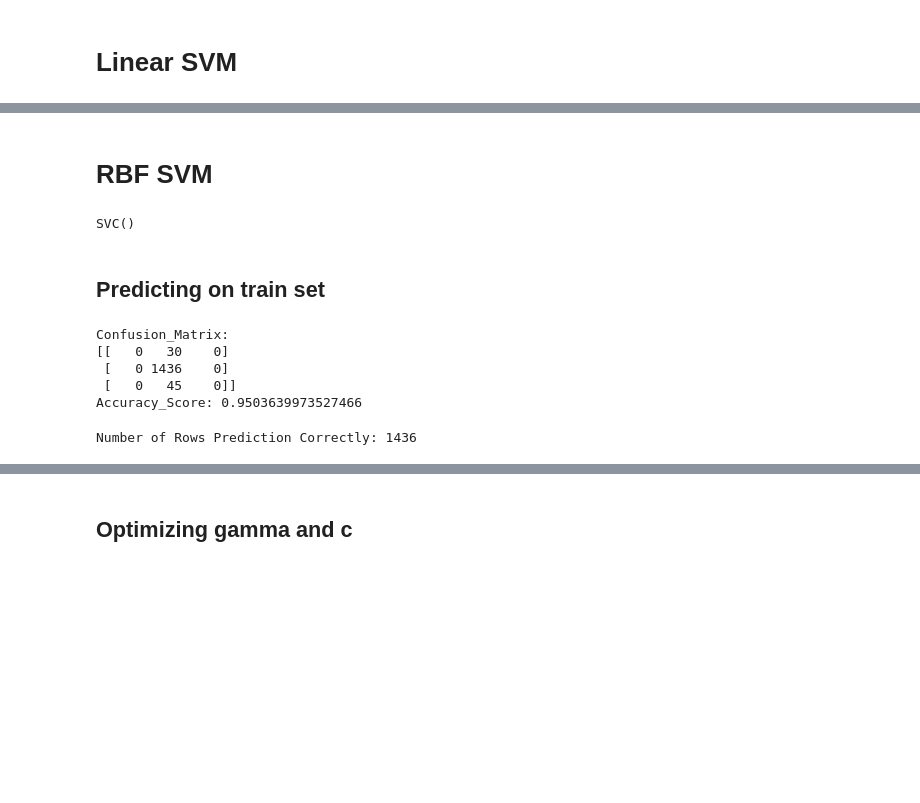
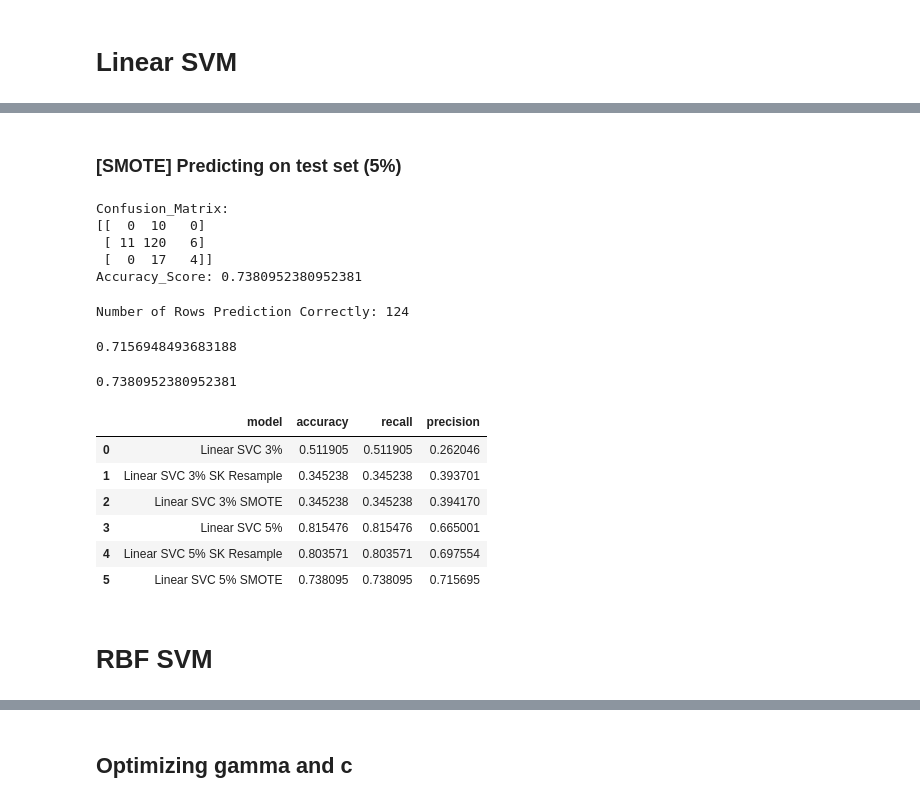
Before and after one commit to yeonatalie/bt4222-ml-sp500, a Jupyter notebook: SVM.ipynb, the cells around one changed output, grey strips where cells are left out. Cells and saved outputs as stored; diff of their text form; code cells hidden in the pictures; blank space fills up the shorter version.

```diff
--- a/SVM.ipynb
+++ b/SVM.ipynb
@@ -213,0 +478,2 @@ recall_test_train
+# %%
+linearsvc.fit(X_train_oversampled5, y_train_oversampled5)
@@ -214,29 +514,51 @@ recall_test_train
+# %% [markdown]
+### [SMOTE] Predicting on test set (5%)
+# %%
+y_predict_test5sm = linearsvc.predict(X_test5)
+confusion_matrix_test5sm = confusion_matrix(y_test5, y_predict_test5sm)
+accuracy_score_test5sm = accuracy_score(y_test5, y_predict_test5sm)
+print("Confusion_Matrix:\n{}"
+      .format(confusion_matrix_test5sm))
+print("Accuracy_Score: {}\n"
+      .format(accuracy_score_test5sm))
+# %% [output]
+Confusion_Matrix:
+[[  0  10   0]
+ [ 11 120   6]
+ [  0  17   4]]
+Accuracy_Score: 0.7380952380952381
+# %%
+diagonals_test5sm = confusion_matrix_test5sm.diagonal().sum()
+print("Number of Rows Prediction Correctly: {}\n"
+      .format(diagonals_test5sm))
+# %% [output]
+Number of Rows Prediction Correctly: 124
+# %%
+precision_test5sm = precision_score(y_test5, y_predict_test5sm, average = "weighted")
+precision_test5sm
+# %% [output]
+0.7156948493683188
+# %%
+recall_test5sm= recall_score(y_test5, y_predict_test5sm, average = "weighted")
+recall_test5sm
+# %% [output]
+0.7380952380952381
+# %%
+dflinear = pd.DataFrame({
+    'model': ['Linear SVC 3%', 'Linear SVC 3% SK Resample', 'Linear SVC 3% SMOTE', 'Linear SVC 5%', 'Linear SVC 5% SK Resample', 'Linear SVC 5% SMOTE',],
+    'accuracy': [accuracy_score_test3,accuracy_score_test3sk, accuracy_score_test3sm, accuracy_score_test5,accuracy_score_test5sk, accuracy_score_test5sm],
+    'recall': [recall_test3, recall_test3sk, recall_test3sm, recall_test5, recall_test5sk, recall_test5sm],
+    'precision': [precision_test3, precision_test3sk, precision_test3sm, precision_test5, precision_test5sk, precision_test5sm],
+})
+
+dflinear
+# %% [output]
+|  | model | accuracy | recall | precision |
+| 0 | Linear SVC 3% | 0.511905 | 0.511905 | 0.262046 |
+| 1 | Linear SVC 3% SK Resample | 0.345238 | 0.345238 | 0.393701 |
+| 2 | Linear SVC 3% SMOTE | 0.345238 | 0.345238 | 0.394170 |
+| 3 | Linear SVC 5% | 0.815476 | 0.815476 | 0.665001 |
+| 4 | Linear SVC 5% SK Resample | 0.803571 | 0.803571 | 0.697554 |
+| 5 | Linear SVC 5% SMOTE | 0.738095 | 0.738095 | 0.715695 |
 # %% [markdown]
 # RBF SVM
-# %%
-rbf_svc = svm.SVC(kernel='rbf', gamma = "scale")
-rbf_svc.fit(X_train, y_train)
-# %% [output]
-SVC()
-# %% [markdown]
-## Predicting on train set
-# %%
-y_predict_train_rbf = rbf_svc.predict(X_train)
-confusion_matrix_train_rbf = confusion_matrix(y_train, y_predict_train_rbf)
-accuracy_score_train_rbf = accuracy_score(y_train, y_predict_train_rbf)
-print("Confusion_Matrix:\n{}"
-      .format(confusion_matrix_train_rbf))
-print("Accuracy_Score: {}\n"
-      .format(accuracy_score_train_rbf))
-# %% [output]
-Confusion_Matrix:
-[[   0   30    0]
- [   0 1436    0]
- [   0   45    0]]
-Accuracy_Score: 0.9503639973527466
-# %%
-diagonals_train_rbf = confusion_matrix_train_rbf.diagonal().sum()
-print("Number of Rows Prediction Correctly: {}\n"
-      .format(diagonals_train_rbf))
-# %% [output]
-Number of Rows Prediction Correctly: 1436
```
Also changed, not shown: parts of 215 cells of this notebook.
